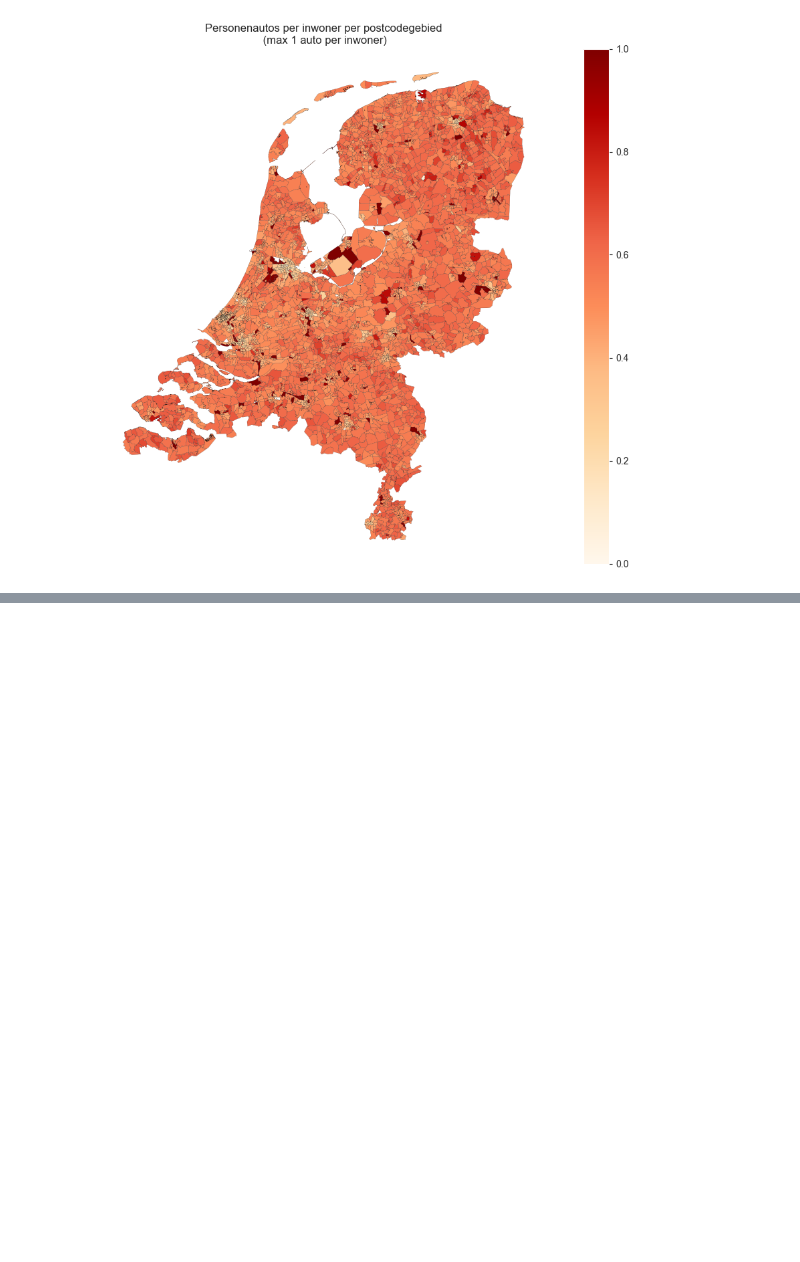
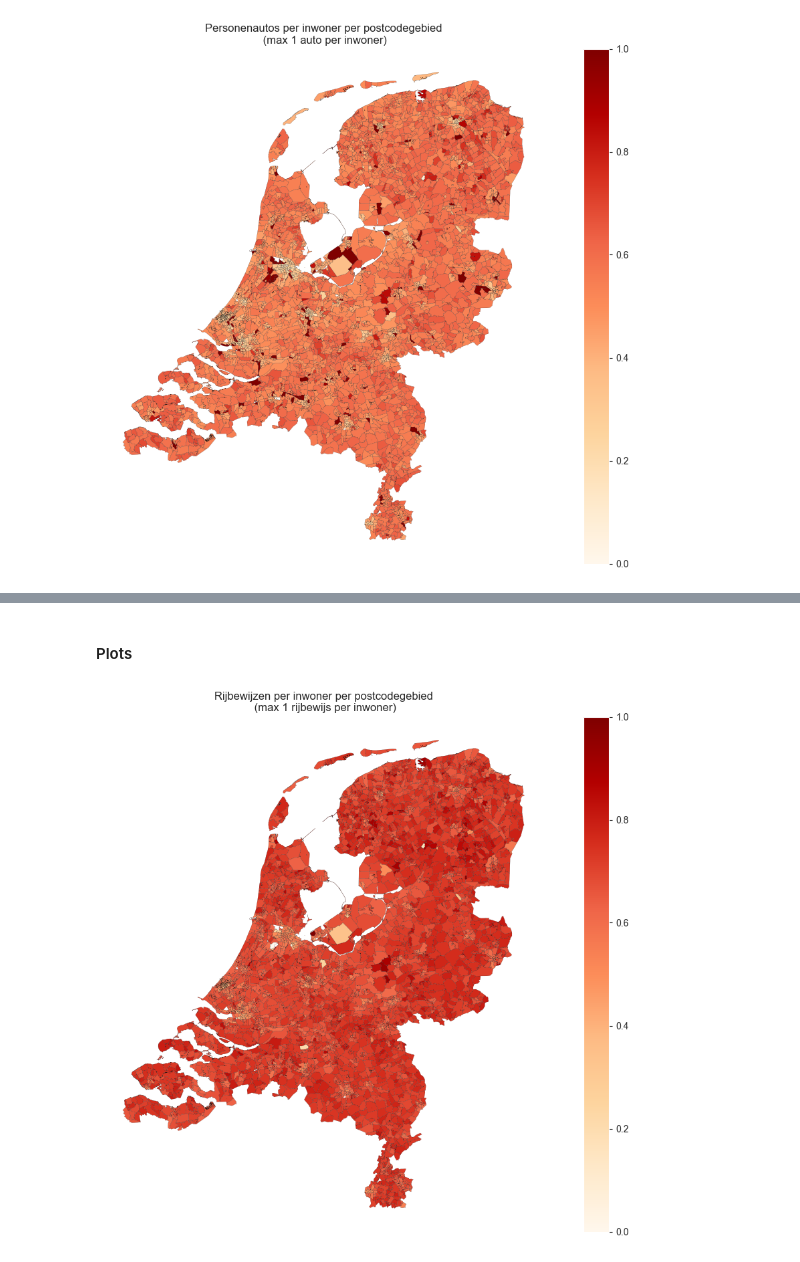
Before and after one commit to EwoutH/urban-self-driving-effects, a Jupyter notebook: prototyping/pc4.ipynb, the cells around one changed output, grey strips where cells are left out. Saved outputs shown, nothing was run; the diff lists cells and outputs as text; code cells hidden in the pictures; blank space fills up the shorter version.

Commit message:
pc4: Add analysis of rijbewijzen, autos and kilometrage
It looks like the number of cars is more accurate from this second data source.

```diff
--- a/prototyping/pc4.ipynb
+++ b/prototyping/pc4.ipynb
@@ -133,0 +172,12 @@ plt.savefig('img/personenautos_per_inwoner_pc4.png', dpi=300, bbox_inches='tight
+# %%
+# Load number of cars and kilometers driven
+auto_kilometers = pd.read_excel('data/auto_atlas_pc4_levering3.xlsx', sheet_name='Tabel 4', skiprows=9, usecols='A,C,J')
+# Drop last 2 rows
+auto_kilometers = auto_kilometers.drop(auto_kilometers.tail(2).index)
+# Rename the columns
+auto_kilometers.columns = ['postcode', 'personenautos', 'jaarkilometrage']
+# Replace . and missing with 0
+auto_kilometers = auto_kilometers.replace('.', 0).fillna(0)
+# Set data types to int
+auto_kilometers = auto_kilometers.astype({'postcode': int, 'personenautos': int, 'jaarkilometrage': int})
+auto_kilometers.head()
@@ -133,0 +191,5 @@ plt.savefig('img/personenautos_per_inwoner_pc4.png', dpi=300, bbox_inches='tight
+# %%
+# Merge data, rijbewijzen and auto_atlas on 'postcode'
+data = data.merge(rijbewijzen, on='postcode', how='left')
+data = data.merge(auto_kilometers, on='postcode', how='left')
+data.head()
@@ -133,0 +204,23 @@ plt.savefig('img/personenautos_per_inwoner_pc4.png', dpi=300, bbox_inches='tight
+# %% [markdown]
+#### Plots
+# %%
+# Remove postal codes with less than 100 inhabitants
+data_clean = data[data['aantal_inwoners'] >= 10].copy()
+# %%
+# Plot the number of rijbewijzen per inwoner
+data_clean['rijbewijzen_per_inwoner'] = data_clean['rijbewijzen'] / data_clean['aantal_inwoners'].replace(0, 1)
+
+# Cap on 1 rijbewijs per inhabitant
+data_clean['rijbewijzen_per_inwoner'] = data_clean['rijbewijzen_per_inwoner'].clip(upper=1).astype(float)
+# %%
+# Create a plot of the rijbewijzen_per_inwoner
+fig, ax = plt.subplots(figsize=(15,10))
+data_clean.plot(column='rijbewijzen_per_inwoner', legend=True, cmap='OrRd', edgecolor='black', linewidth=0.1, ax=ax)
+# Remove the axis labels
+plt.axis('off')
+# Add a title
+plt.title('Rijbewijzen per inwoner per postcodegebied\n (max 1 rijbewijs per inwoner)')
+# Save
+plt.savefig('img/rijbewijzen_per_inwoner_pc4.png', dpi=300, bbox_inches='tight')
+# %% [output]
+[figure, added]
```
Also changed, not shown: parts of 13 cells of this notebook.
